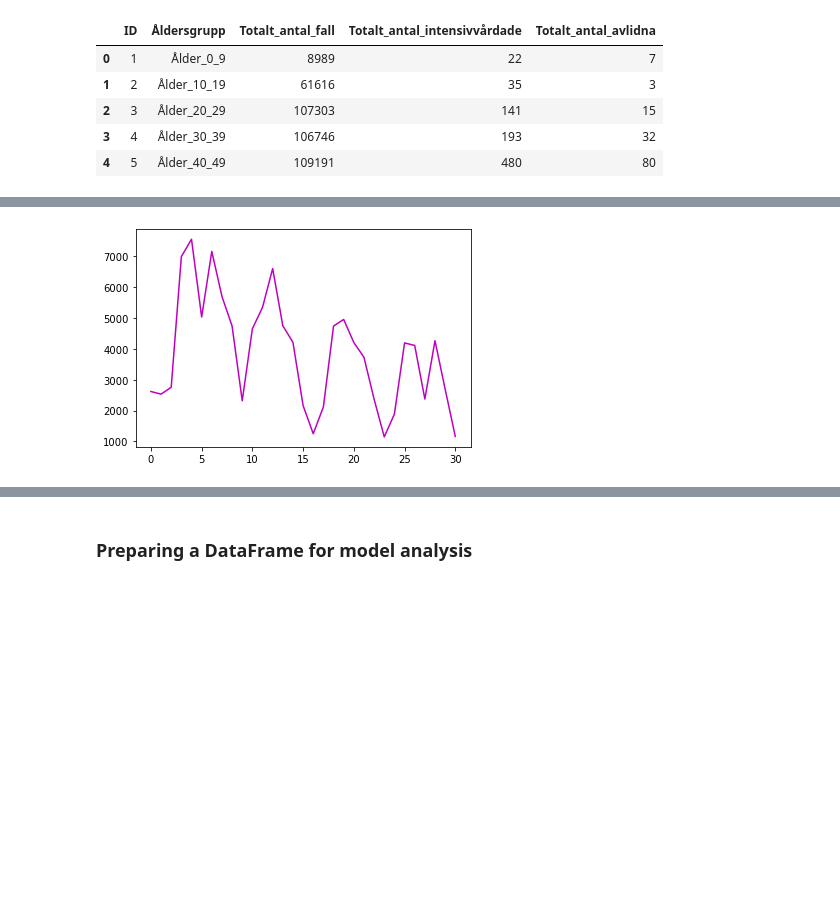
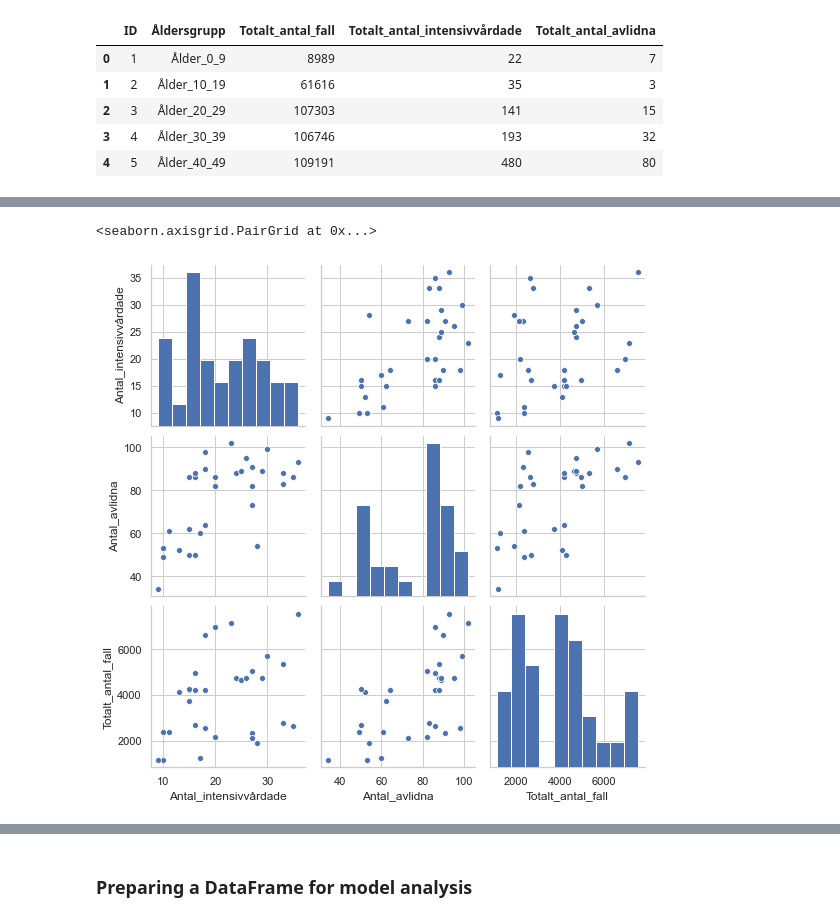
Before and after one commit to KhalidHandouleh/Projekt-Arbete, a Jupyter notebook: Corona_Fal.ipynb, the cells around one changed output, grey strips where cells are left out. Drawn from its saved outputs; the diff is of its cells as text; code cells hidden in the pictures; blank space fills up the shorter version.

```diff
--- a/Corona_Fal.ipynb
+++ b/Corona_Fal.ipynb
@@ -185,11 +180,3 @@ sns.despine()
 from sklearn import linear_model
 from sklearn.model_selection import train_test_split
 from sklearn.metrics import mean_squared_error
-# %%
-# Prepare Data
-x = np.array(df['ID']).reshape(-1, 1)
-y = np.array(df['Totalt_antal_fall']).reshape(-1, 1)
-plt.plot(y, '-m')
-plt.show()
-# %% [output]
-[figure, removed]
@@ -200,0 +183,7 @@ plt.show()
+# %%
+sns.set(style='whitegrid',context='notebook')
+cols=['Antal_intensivvårdade','Antal_avlidna', 'Totalt_antal_fall']
+sns.pairplot(df[cols],size=2.5)
+# %% [output]
+<seaborn.axisgrid.PairGrid at 0x...>
+[figure, added]
```
Also changed, not shown: parts of 21 cells of this notebook.
